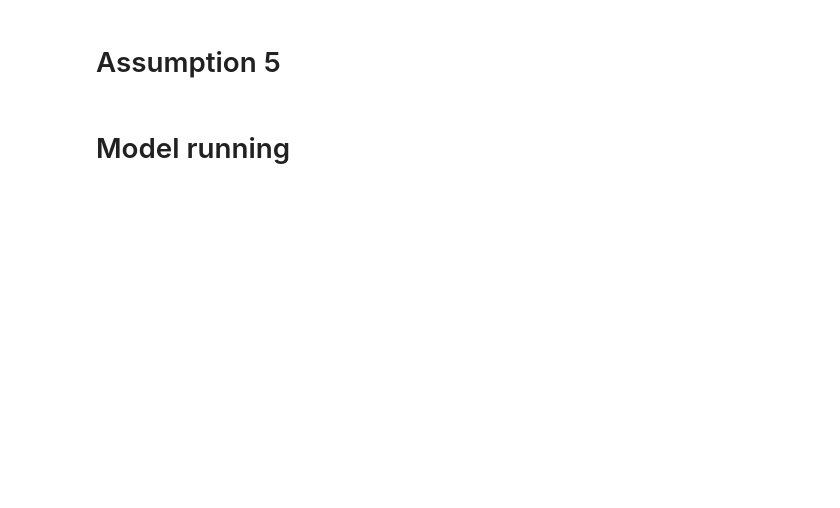
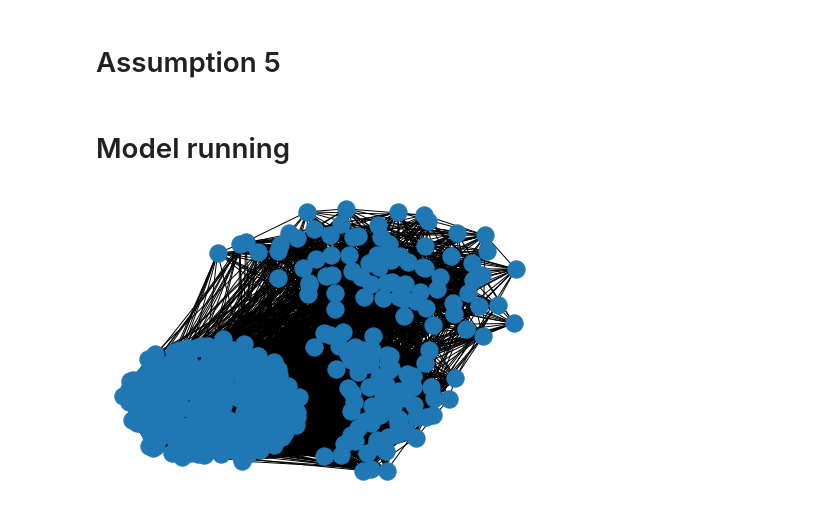
Before and after one commit to monkeypostulate/abm_covid19, a Jupyter notebook: publicpolicies.ipynb, the cells around one changed output. Saved outputs shown, nothing was run; the diff lists cells and outputs as text; code cells hidden in the pictures; blank space fills up the shorter version.

```diff
--- a/publicpolicies.ipynb
+++ b/publicpolicies.ipynb
@@ -140,15 +140,10 @@ def interaction_with_people(g, population, infection_rate, recovery_rate, lockdo
         contact_and_infection(g,i, meeting_rand, meet_probability)
 
       elif g.nodes[i]['state'] == infected:
-        contact_and_infection(g,i,meeting_rand, meet_probability, met_True, infection_rate)
+        contact_and_infection(g,i,meeting_rand, meet_probability, True, infection_rate)
         recover_rand = np.random.random()
-        if receover_rand < recovery_rate:
+        if recover_rand < recovery_rate:
           g.nodes[i]['state'] = recovered
 
 
   return g
-
-
-g = nx.barabasi_albert_graph(2,1)
-initial_infection(g,0.1)
-interaction_with_people(g, 10, 0.1, 0.05, True, 2, True)
@@ -176,0 +164,30 @@ def update_incubation_period(incubation_period: int):
+# %%
+
+#input parameter
+
+timestep = 10
+
+#erdos renyi model
+p = 0.1
+
+#barabasi model
+k = 2
+
+#input parameter assumption 2
+people_infected = 0.001
+population = 8.57 * 10**6
+
+#stochastic block model
+sizes = [75, 75, 300]
+probs = [[0.25, 0.05, 0.02],
+        [0.05, 0.35, 0.07],
+        [0.02, 0.07, 0.40]]
+# %%
+n = 10
+
+g = model(n, p, k, sizes, probs)
+initial_infection(g,0.1)
+interaction_with_people(g, 10, 0.1, 0.05, True, 2, True)
+nx.draw(g)
+# %% [output]
+[figure, added]
```
Also changed, not shown: parts of 4 cells of this notebook.
